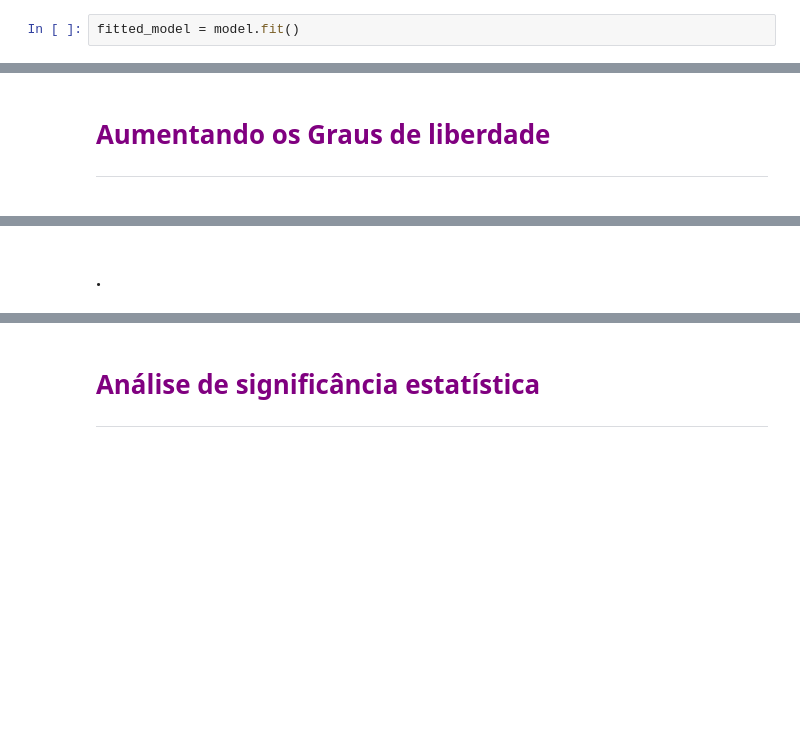
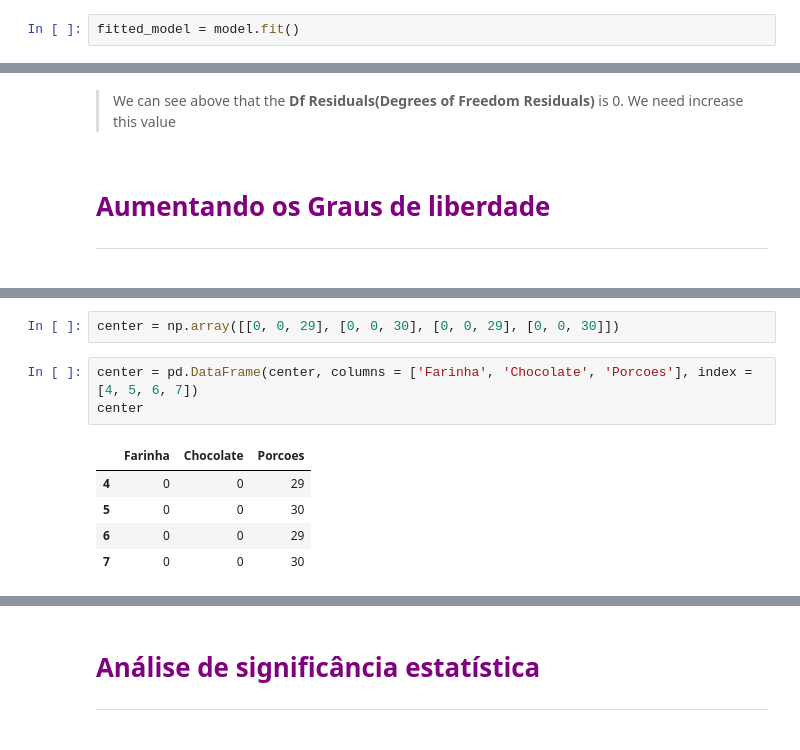
Before and after one commit to Gabriel-limadev/data_science_study, a Jupyter notebook: 10 - Análise de experimentos: testes, mapas de cores e análises dos dados./course_files/Planejamento_experimentos_aula.ipynb, the cells around one changed output, grey strips where cells are left out. Drawn from its saved outputs; the diff is of its cells as text; blank space fills up the shorter version.

```diff
--- a/10 - Análise de experimentos: testes, mapas de cores e análises dos dados./course_files/Planejamento_experimentos_aula.ipynb
+++ b/10 - Análise de experimentos: testes, mapas de cores e análises dos dados./course_files/Planejamento_experimentos_aula.ipynb
@@ -236,6 +236,8 @@ OLS Regression Results
 | Kurtosis: | 0.000 | Cond. No. | 1.00 |
 Notes:
 [1] Standard Errors assume that the covariance matrix of the errors is correctly specified.
+# %% [markdown]
+> We can see above that the <b>Df Residuals(Degrees of Freedom Residuals)</b> is 0. We need increase this value
 # %% [markdown]
 # <font color = 'purple'> Aumentando os Graus de liberdade  </font>
 
@@ -266,5 +268,14 @@ Notes:
 
 
 <hr>
-# %% [markdown]
-### .
+# %%
+center = np.array([[0, 0, 29], [0, 0, 30], [0, 0, 29], [0, 0, 30]])
+# %%
+center = pd.DataFrame(center, columns = ['Farinha', 'Chocolate', 'Porcoes'], index = [4, 5, 6, 7])
+center
+# %% [output]
+|  | Farinha | Chocolate | Porcoes |
+| 4 | 0 | 0 | 29 |
+| 5 | 0 | 0 | 30 |
+| 6 | 0 | 0 | 29 |
+| 7 | 0 | 0 | 30 |
```
Also changed, not shown: parts of 14 cells of this notebook.
